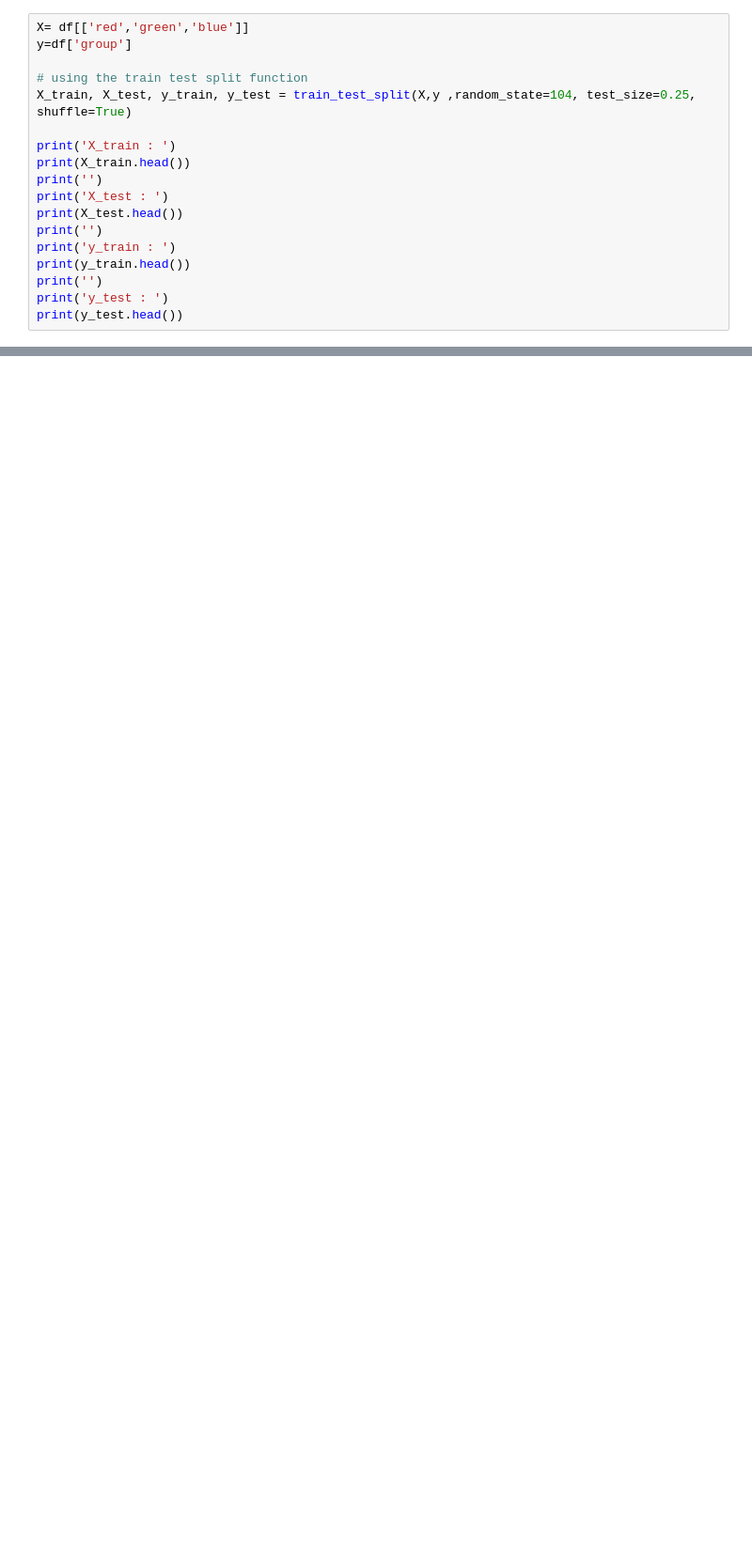
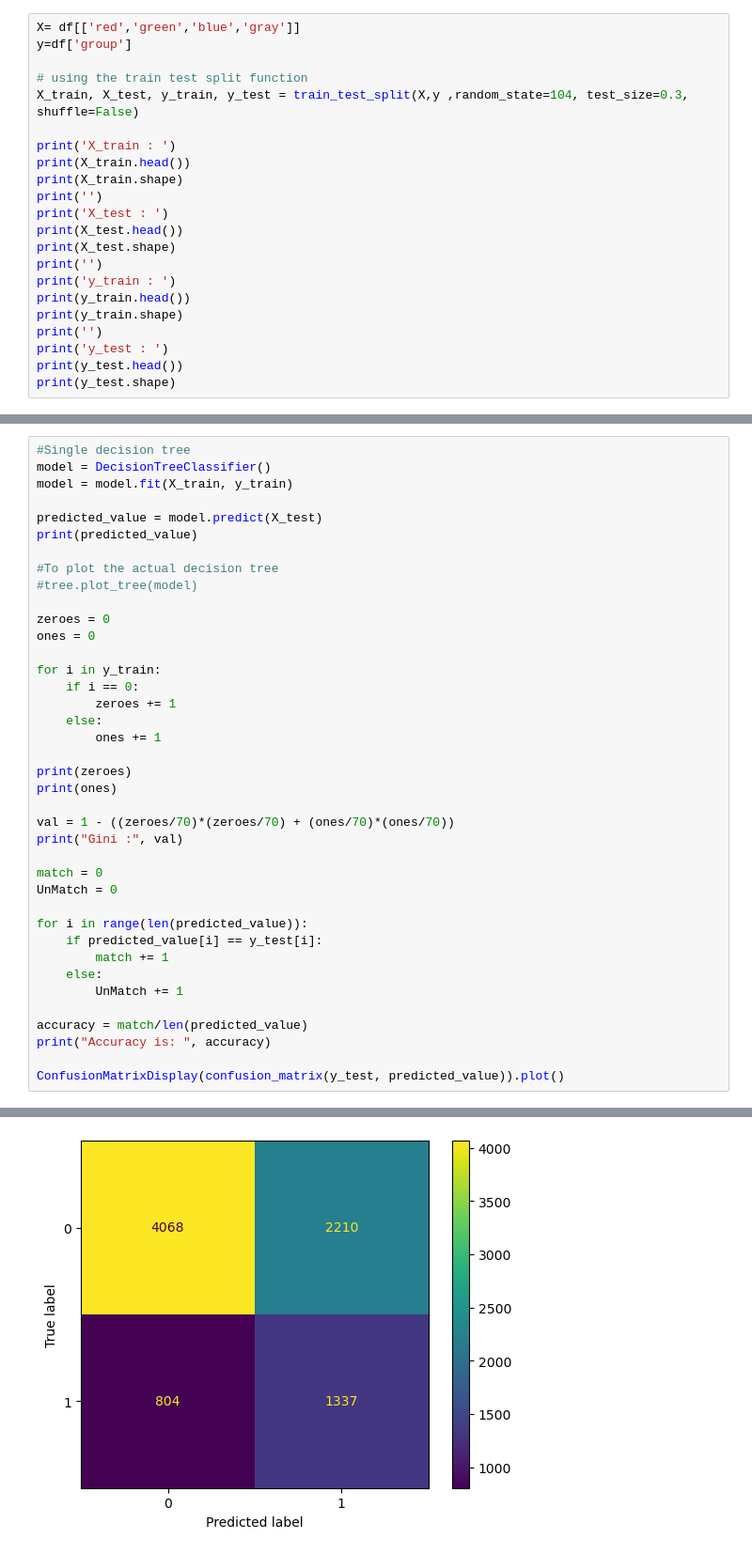
Before and after one commit to fredrikSveen/MALIS_project, a Jupyter notebook: ML_stuff.ipynb, the cells around one changed output, grey strips where cells are left out. Shown: that part at 94% size. Saved outputs shown, nothing was run; the diff lists cells and outputs as text; blank space fills up the shorter version.

```diff
--- a/ML_stuff.ipynb
+++ b/ML_stuff.ipynb
@@ -31,20 +34,24 @@ data/10295/1/10295_idx5_x1251_y1851_class1.png      1
 # %%
-X= df[['red','green','blue']]
+X= df[['red','green','blue','gray']]
 y=df['group']
 
 # using the train test split function
-X_train, X_test, y_train, y_test = train_test_split(X,y ,random_state=104, test_size=0.25, shuffle=True)
+X_train, X_test, y_train, y_test = train_test_split(X,y ,random_state=104, test_size=0.3, shuffle=False)
 
 print('X_train : ')
 print(X_train.head())
+print(X_train.shape)
 print('')
 print('X_test : ')
 print(X_test.head())
+print(X_test.shape)
 print('')
 print('y_train : ')
 print(y_train.head())
+print(y_train.shape)
 print('')
 print('y_test : ')
 print(y_test.head())
+print(y_test.shape)
 # %% [output]
 X_train :
@@ -66,0 +74,40 @@ Name: group, dtype: int64
+# %%
+#Single decision tree
+model = DecisionTreeClassifier()
+model = model.fit(X_train, y_train)
+
+predicted_value = model.predict(X_test)
+print(predicted_value)
+
+#To plot the actual decision tree
+#tree.plot_tree(model)
+
+zeroes = 0
+ones = 0
+
+for i in y_train:
+    if i == 0:
+        zeroes += 1
+    else:
+        ones += 1
+
+print(zeroes)
+print(ones)
+
+val = 1 - ((zeroes/70)*(zeroes/70) + (ones/70)*(ones/70))
+print("Gini :", val)
+
+match = 0
+UnMatch = 0
+
+for i in range(len(predicted_value)):
+    if predicted_value[i] == y_test[i]:
+        match += 1
+    else:
+        UnMatch += 1
+
+accuracy = match/len(predicted_value)
+print("Accuracy is: ", accuracy)
+
+ConfusionMatrixDisplay(confusion_matrix(y_test, predicted_value)).plot()
+# %% [output]
@@ -66,0 +120 @@ Name: group, dtype: int64
+[figure, added]
```
Also changed, not shown: parts of 6 cells of this notebook, 2 other files.
